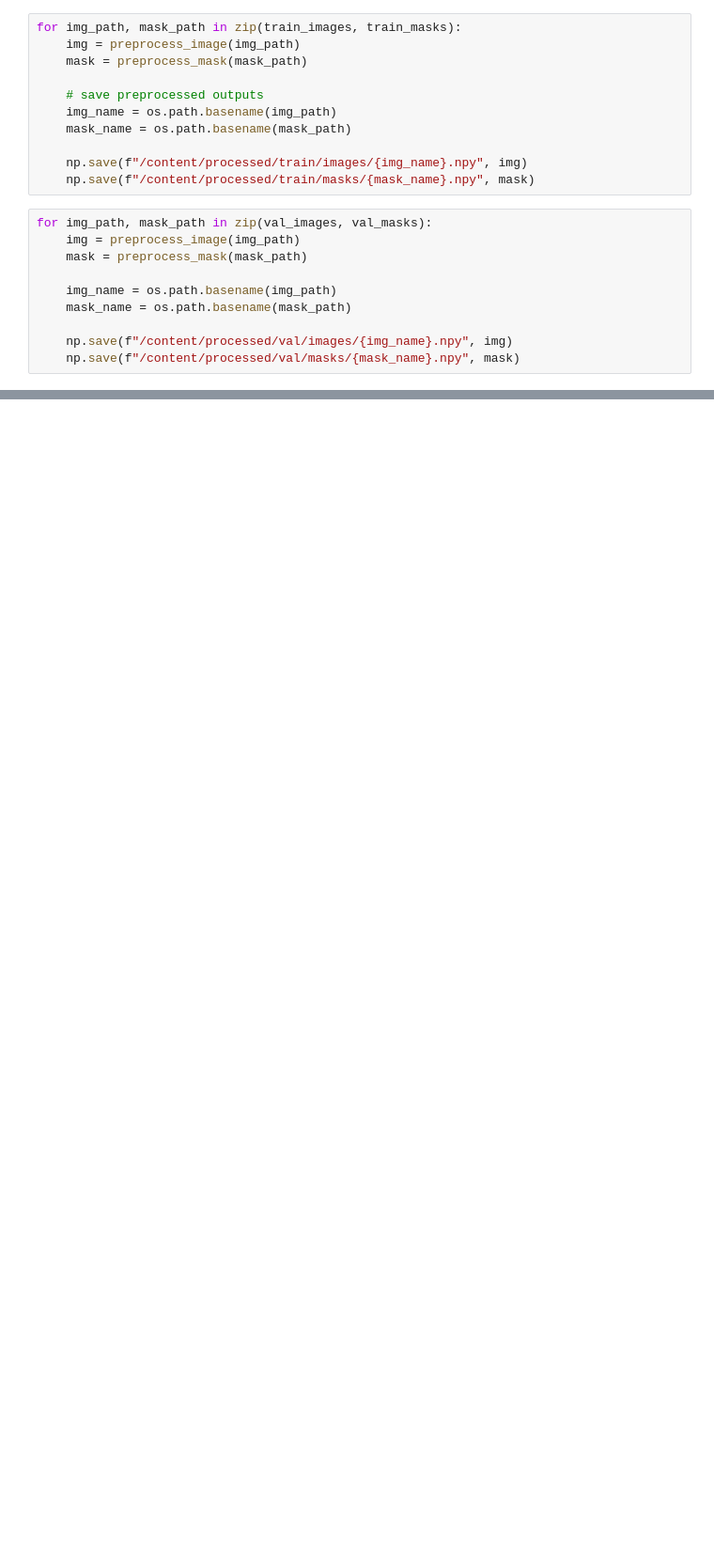
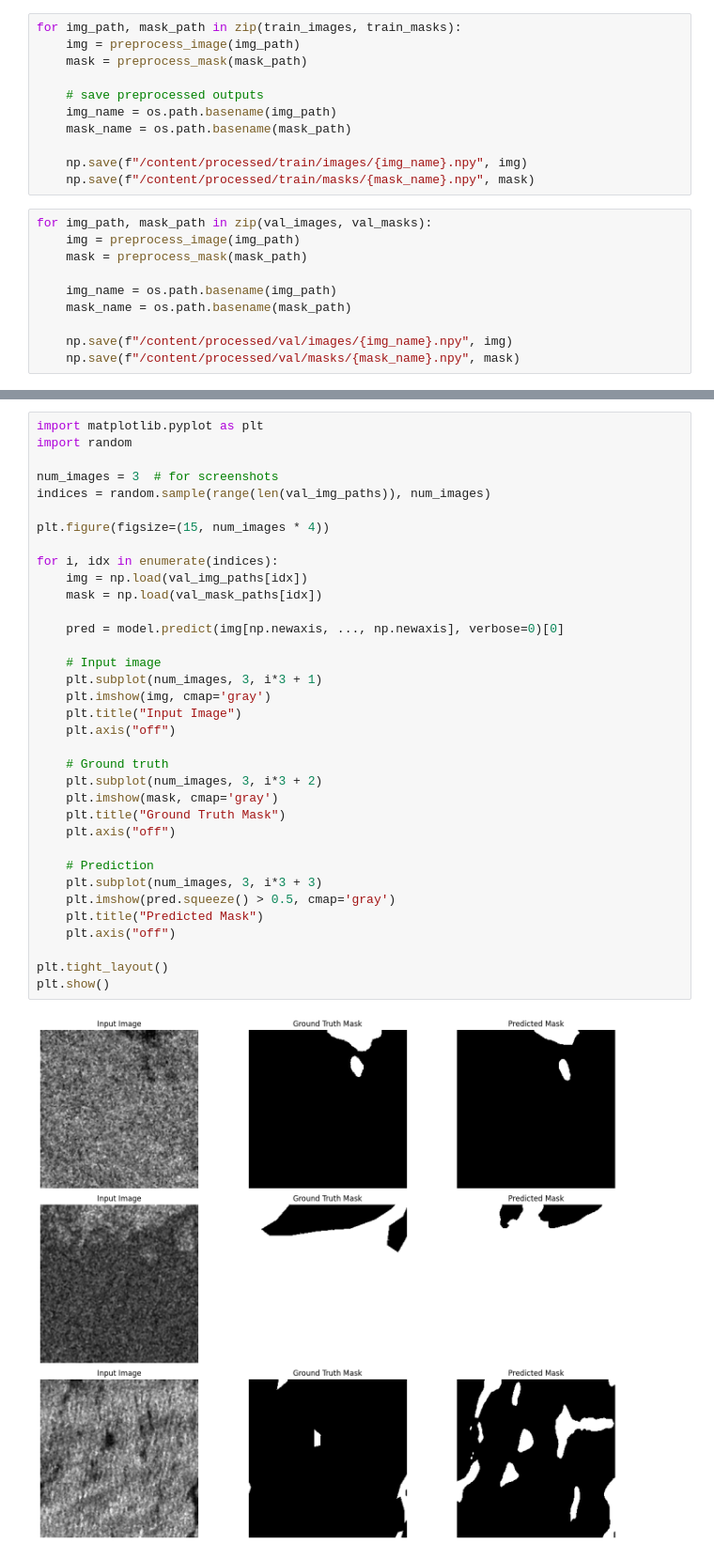
Before and after one commit to piyush-ranjan2005/Oil_Spill_Detection-, a Jupyter notebook: ProjectEDA.ipynb, the cells around one changed output, grey strips where cells are left out. Shown at 94% size. Drawn from its saved outputs; the diff is of its cells as text; blank space fills up the shorter version.

```diff
--- a/ProjectEDA.ipynb
+++ b/ProjectEDA.ipynb
@@ -327,0 +392,37 @@ plt.show()
+# %%
+import matplotlib.pyplot as plt
+import random
+
+num_images = 3  # for screenshots
+indices = random.sample(range(len(val_img_paths)), num_images)
+
+plt.figure(figsize=(15, num_images * 4))
+
+for i, idx in enumerate(indices):
+    img = np.load(val_img_paths[idx])
+    mask = np.load(val_mask_paths[idx])
+
+    pred = model.predict(img[np.newaxis, ..., np.newaxis], verbose=0)[0]
+
+    # Input image
+    plt.subplot(num_images, 3, i*3 + 1)
+    plt.imshow(img, cmap='gray')
+    plt.title("Input Image")
+    plt.axis("off")
+
+    # Ground truth
+    plt.subplot(num_images, 3, i*3 + 2)
+    plt.imshow(mask, cmap='gray')
+    plt.title("Ground Truth Mask")
+    plt.axis("off")
+
+    # Prediction
+    plt.subplot(num_images, 3, i*3 + 3)
+    plt.imshow(pred.squeeze() > 0.5, cmap='gray')
+    plt.title("Predicted Mask")
+    plt.axis("off")
+
+plt.tight_layout()
+plt.show()
+# %% [output]
+[figure, added]
```
Also changed, not shown: parts of 26 cells of this notebook.
